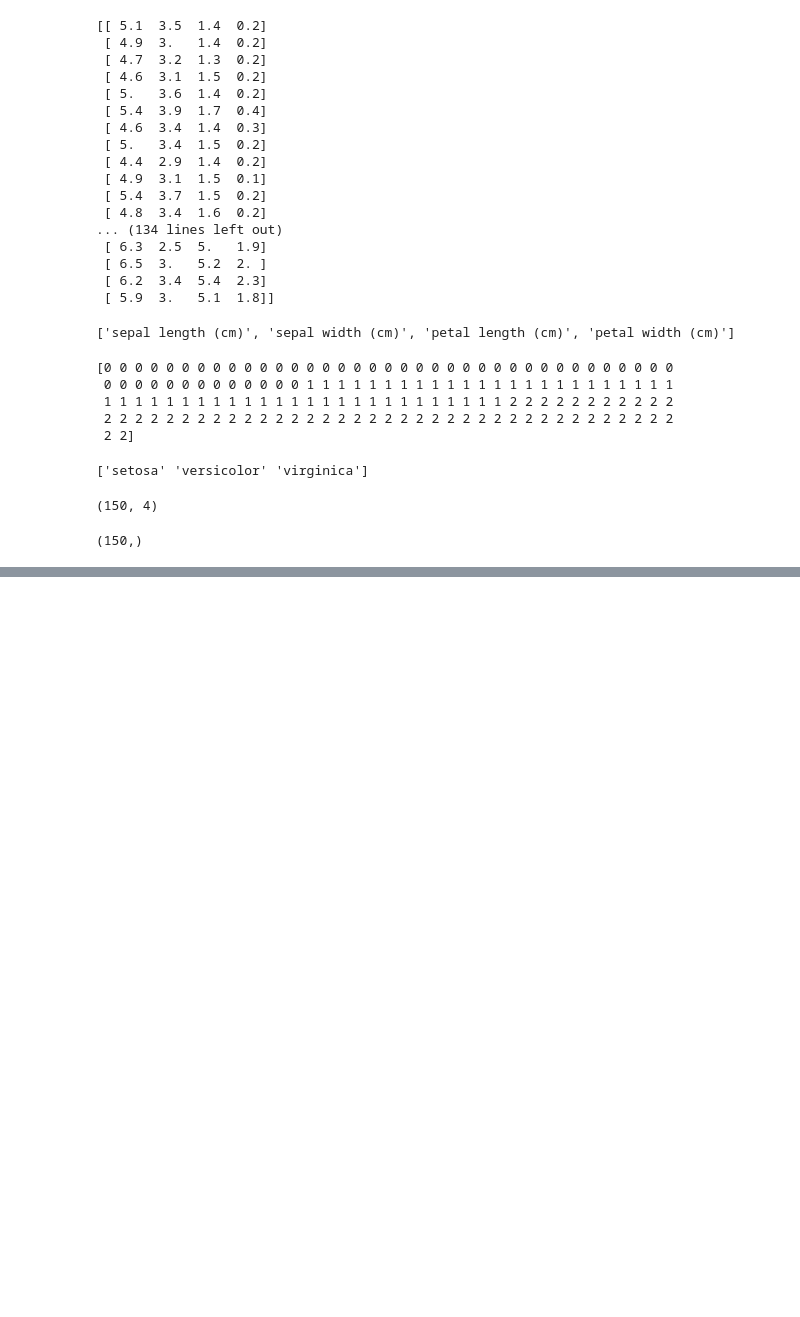
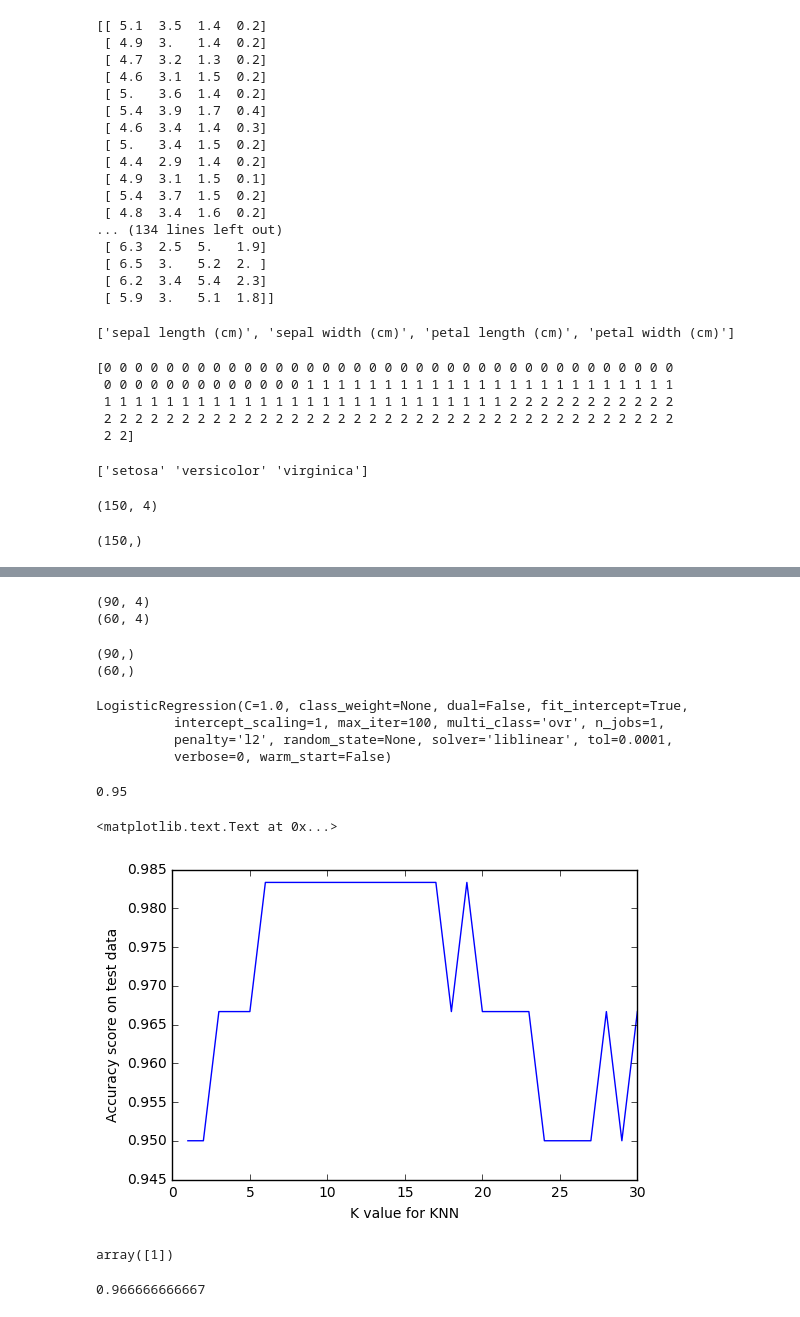
Before and after one commit to SubhankarGhosh/Scikit-Learn-Tutorial, a Jupyter notebook: Intro.ipynb, the cells around one changed output, grey strips where cells are left out. Saved outputs shown, nothing was run; the diff lists cells and outputs as text; code cells hidden in the pictures; blank space fills up the shorter version.

Commit message:
Train test

```diff
--- a/Intro.ipynb
+++ b/Intro.ipynb
@@ -60,0 +157,55 @@ Y = irisDataset.target #Y stores the observations
+# %%
+from sklearn.cross_validation import train_test_split
+Xtrain, Xtest, Ytrain, Ytest = train_test_split(X,Y,test_size=0.4,random_state=4)
+# %%
+print(Xtrain.shape)
+print(Xtest.shape)
+# %% [output]
+(90, 4)
+(60, 4)
+# %%
+print(Ytrain.shape)
+print(Ytest.shape)
+# %% [output]
+(90,)
+(60,)
+# %%
+logreg.fit(Xtrain,Ytrain)
+# %% [output]
+LogisticRegression(C=1.0, class_weight=None, dual=False, fit_intercept=True,
+          intercept_scaling=1, max_iter=100, multi_class='ovr', n_jobs=1,
+          penalty='l2', random_state=None, solver='liblinear', tol=0.0001,
+          verbose=0, warm_start=False)
+# %%
+Ypred = logreg.predict(Xtest)
+print(metrics.accuracy_score(Ytest, Ypred))
+# %% [output]
+0.95
+# %%
+krange = range(1,31)
+scores = []
+for k in krange:
+    knn = KNeighborsClassifier(n_neighbors=k)
+    knn.fit(Xtrain,Ytrain)
+    Ypred = knn.predict(Xtest)
+    scores.append(metrics.accuracy_score(Ytest, Ypred))
+# %%
+import matplotlib.pyplot as plt
+%matplotlib inline
+plt.plot(krange,scores)
+plt.xlabel('K value for KNN')
+plt.ylabel('Accuracy score on test data')
+# %% [output]
+<matplotlib.text.Text at 0x...>
+[figure, added]
+# %%
+knn = KNeighborsClassifier(n_neighbors=12)
+knn.fit(X,Y)
+knn.predict([3,5,4,2])
+# %% [output]
+array([1])
+# %%
+ypred = knn.predict(Xtest)
+print(metrics.accuracy_score(Ytest, Ypred))
+# %% [output]
+0.966666666667
```
Also changed, not shown: parts of 19 cells of this notebook.
